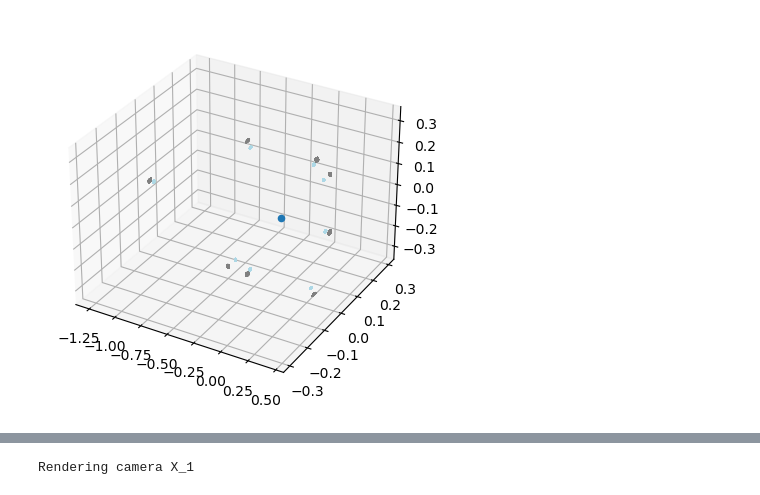
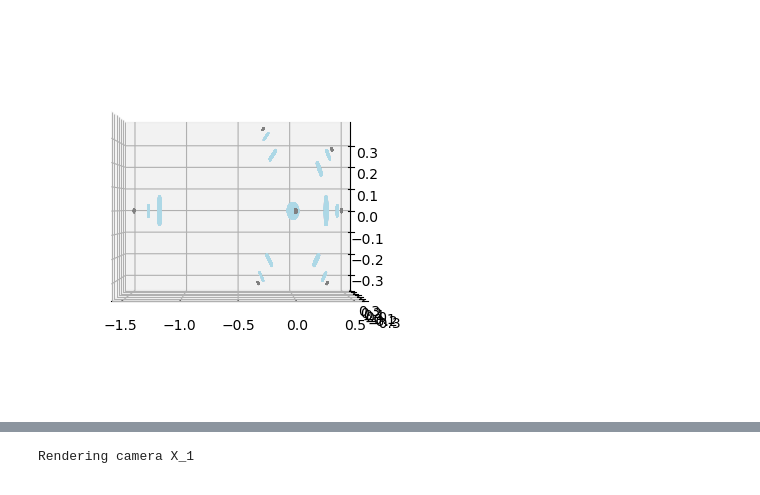
Before and after one commit to sgasioro/NW-MOT, a Jupyter notebook: Northwestern MOT Setup.ipynb, the cells around one changed output, grey strips where cells are left out. Saved outputs shown, nothing was run; the diff lists cells and outputs as text; code cells hidden in the pictures.

Commit message:
Updates with reasonable camera parameters for m=0.1

```diff
--- a/Northwestern MOT Setup.ipynb
+++ b/Northwestern MOT Setup.ipynb
@@ -118,0 +123,9 @@ camera_params = [
+# %%
+def calculate_obj_distance(obj_pos, camera_pos):
+    return torch.sqrt(((torch.tensor(camera_pos)-obj_pos)**2).sum()).item()
+# %%
+for i in range(len(camera_params)):
+    camera_params[i]['obj_dist'] = calculate_obj_distance(obj_pos, camera_params[i]['position'])
+    camera_params[i]['f'] = calculate_focal_length(camera_params[i]['m'],
+                                                   camera_params[i]['obj_dist'])
+    camera_params[i]['na'] = camera_params[i]['aperture']/camera_params[i]['f']
@@ -119,6 +144,6 @@ camera_params = [
 # %%
 # Atom cloud
-light_source = optics.LightSourceFromDistribution(optics.AtomCloud(phi=0.1, w0=0.01,
+light_source = optics.LightSourceFromDistribution(optics.AtomCloud(phi=0.1, w0=0.01, k_fringe=2*np.pi/(0.001),
                                                                    position=[0., 0., 0.]))
 
 # Scene
@@ -158,18 +238,18 @@ Refractive Index of the windows:
 # %%
-#left_interface_x_position = object_x_pos - .056
-#right_interface_x_position = object_x_pos - .056 + stanford_thickness
-#window1 = optics.Window(left_interface_x_position, right_interface_x_position, n_ext=1.000293,
-#                        n_glass=1.494, diameter=0.137)
-#left_interface_x_position = object_x_pos + .056 - stanford_thickness
-#right_interface_x_position = object_x_pos + .056
-#window2 = optics.Window(left_interface_x_position, right_interface_x_position, n_ext=1.000293,
-#                        n_glass=1.494, diameter=0.137)
+for window in window_params:
+    window_rad = torch.tensor(window['position']).norm().item()
 
-#scene.add_object(window1)
-#scene.add_object(window2)
+    left_window_distance = window_rad - window['thickness']/2.
+    right_window_distance = window_rad + window['thickness']/2.
+
+    window = optics.Window(left_window_distance, right_window_distance, n_ext=1.000293,
+                           n_glass=n_glass, diameter=window['diameter'], orientation=window['orientation'])
+
+    scene.add_object(window)
 # %%
 fig = plt.figure()
 ax = fig.add_subplot(projection='3d')
 scene.plot(ax)
+ax.view_init(0, -90)
 # %% [output]
-[figure, old version]
+[figure, new version]
```
Also changed, not shown: parts of 20 cells of this notebook.
